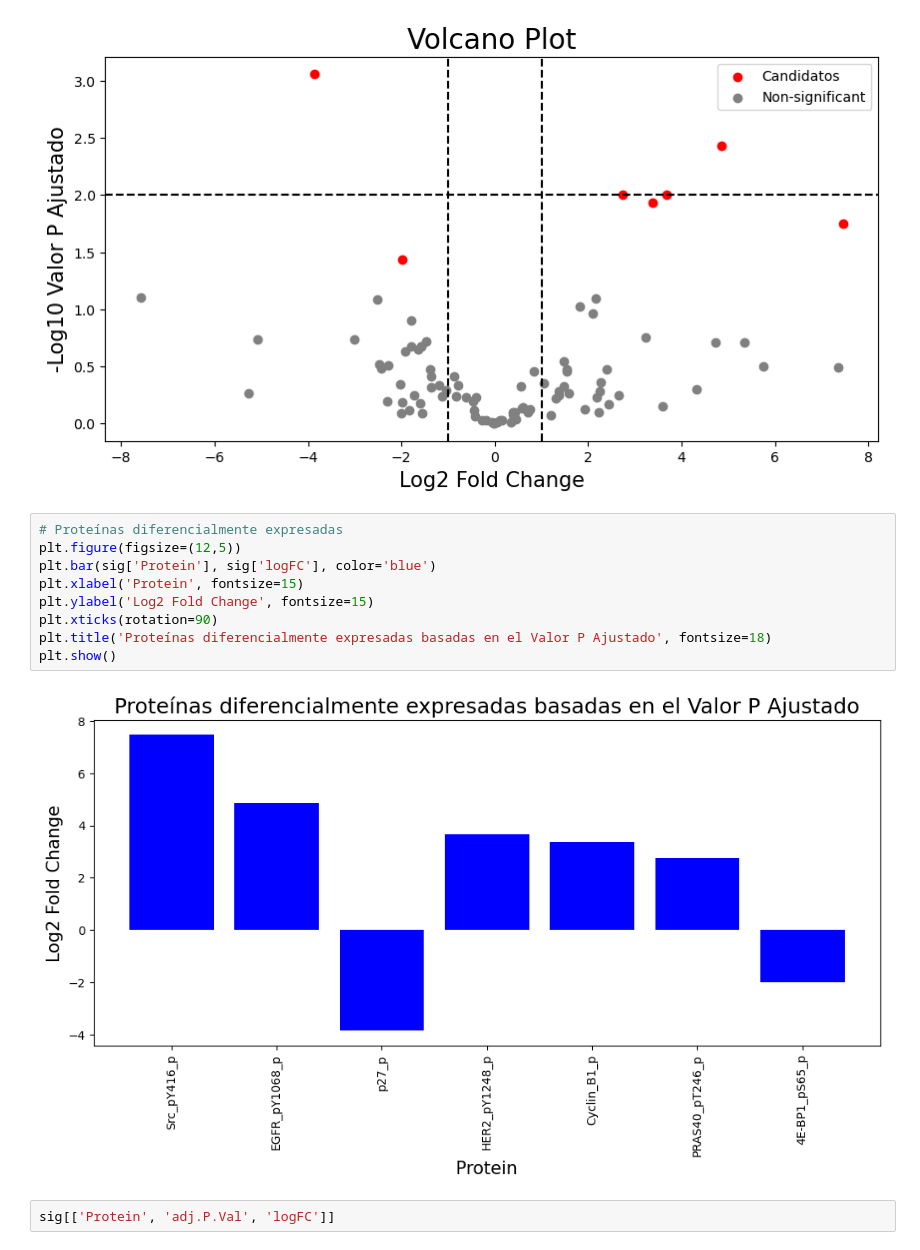
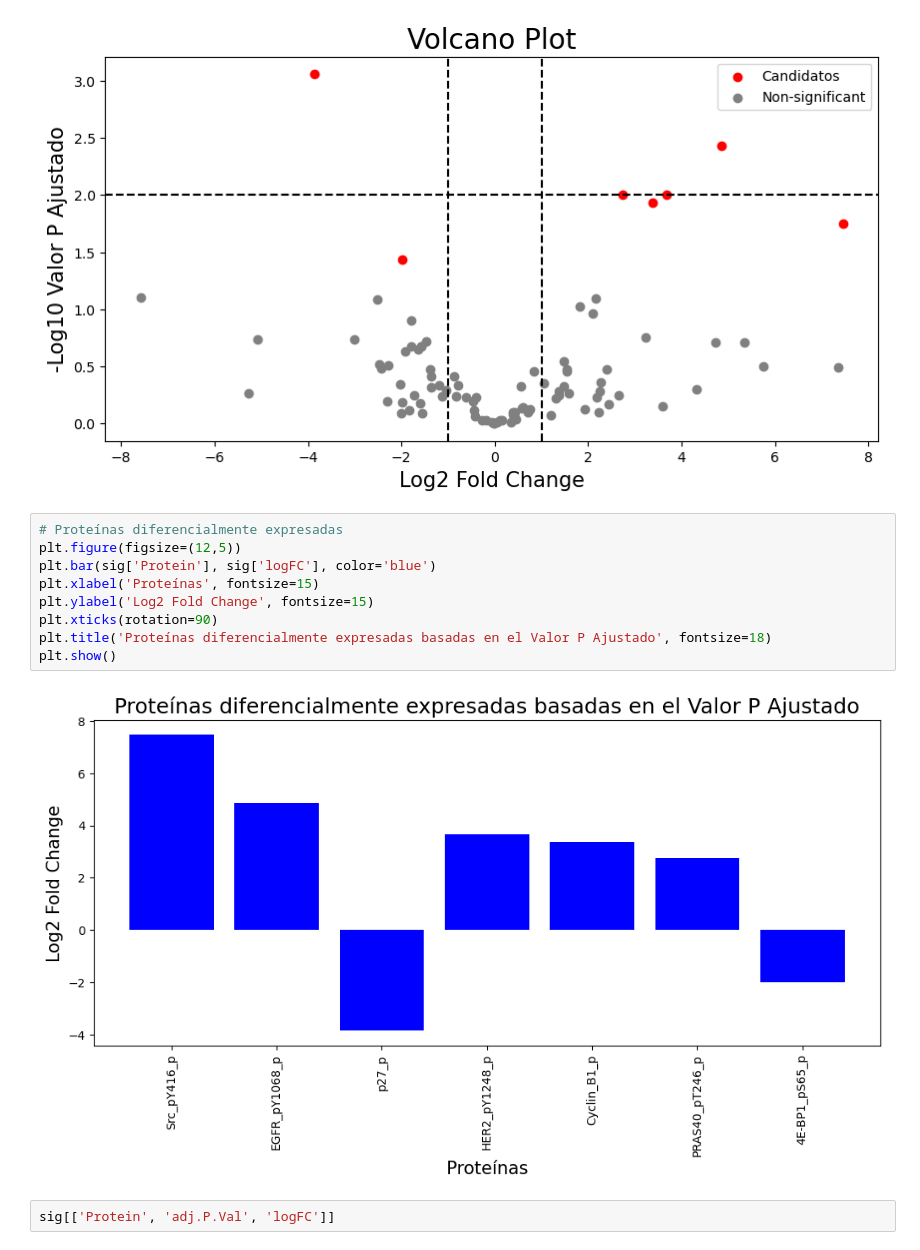
Before and after one commit to Alexis-martinezr/An-lisis-multiomicos, a Jupyter notebook: Análisis multi-ómico de gliomas difusos/Análisis univariado - Optención de biomarcadores.ipynb, the cells around one changed output. Saved outputs shown, nothing was run; the diff lists cells and outputs as text.

```diff
--- a/Análisis multi-ómico de gliomas difusos/Análisis univariado - Optención de biomarcadores.ipynb
+++ b/Análisis multi-ómico de gliomas difusos/Análisis univariado - Optención de biomarcadores.ipynb
@@ -475,14 +475,14 @@ data_f = res_df.dropna(subset=['Gene.symbol'])
 # %%
 # Proteínas diferencialmente expresadas
 plt.figure(figsize=(12,5))
 plt.bar(sig['Protein'], sig['logFC'], color='blue')
-plt.xlabel('Protein', fontsize=15)
+plt.xlabel('Proteínas', fontsize=15)
 plt.ylabel('Log2 Fold Change', fontsize=15)
 plt.xticks(rotation=90)
 plt.title('Proteínas diferencialmente expresadas basadas en el Valor P Ajustado', fontsize=18)
 plt.show()
 # %% [output]
-[figure, old version]
+[figure, new version]
 # %%
 sig[['Protein', 'adj.P.Val', 'logFC']]
 # %% [output]
```
Also changed, not shown: parts of 2 cells of this notebook, 11 other files.
